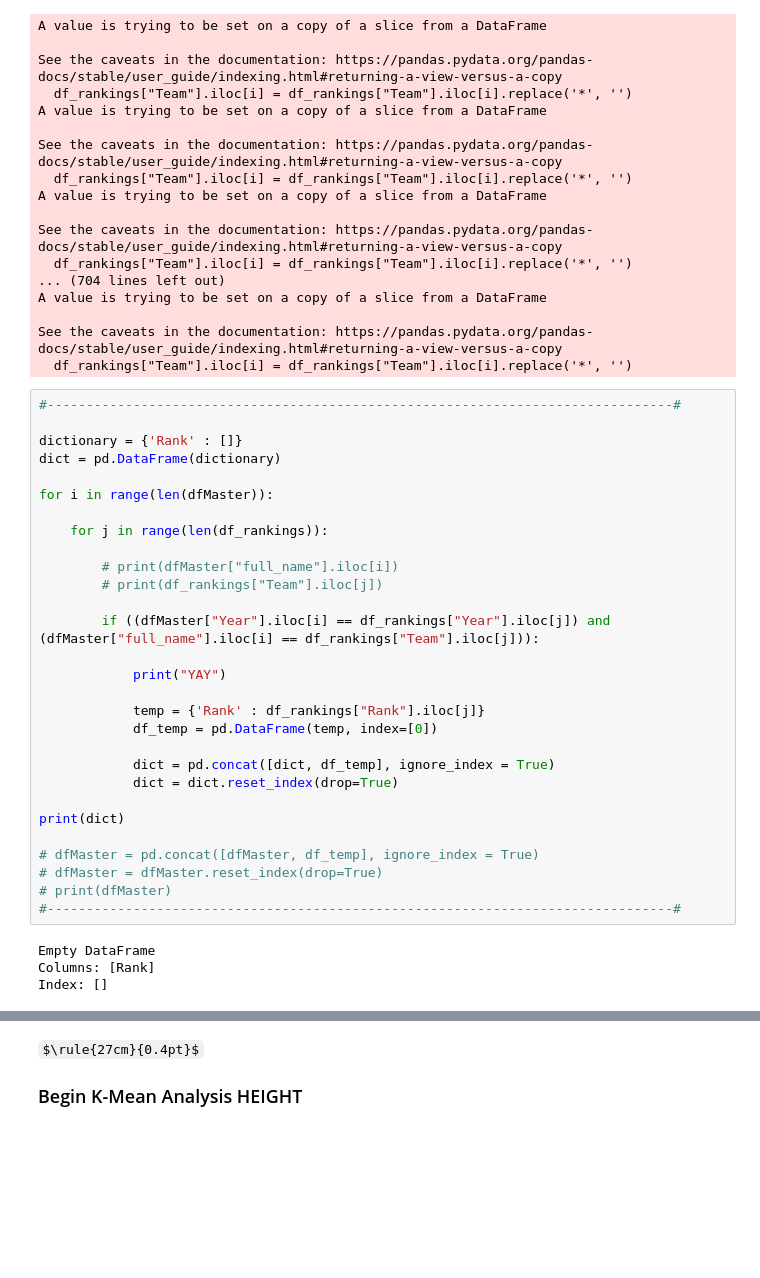
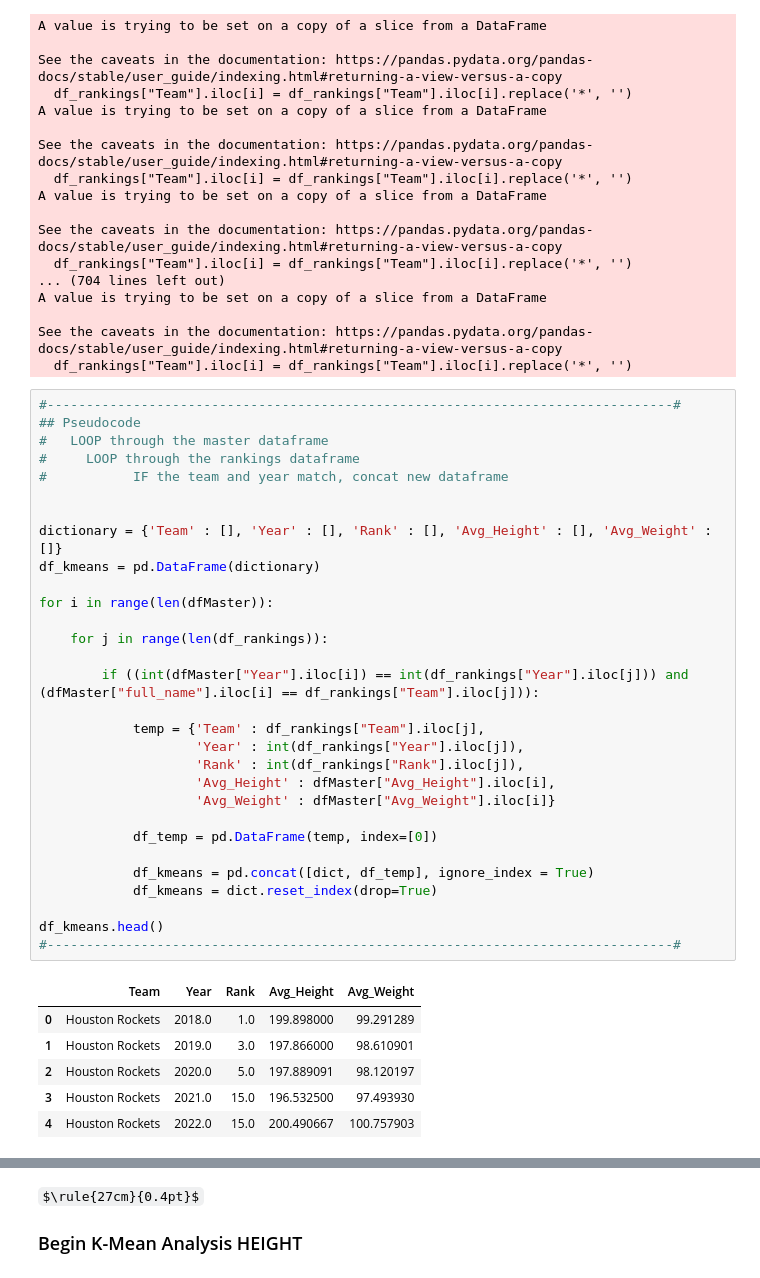
Before and after one commit to colekrant/ADS-Final-Project, a Jupyter notebook: height_weight.ipynb, the cells around one changed output, grey strips where cells are left out. Drawn from its saved outputs; the diff is of its cells as text; some formulas as TeX source; blank space fills up the shorter version.

```diff
--- a/height_weight.ipynb
+++ b/height_weight.ipynb
@@ -298,34 +297,38 @@ See the caveats in the documentation: https://pandas.pydata.org/pandas-docs/stab
   df_rankings["Team"].iloc[i] = df_rankings["Team"].iloc[i].replace('*', '')
 # %%
 #--------------------------------------------------------------------------------#
+## Pseudocode
+#   LOOP through the master dataframe
+#     LOOP through the rankings dataframe
+#           IF the team and year match, concat new dataframe
 
-dictionary = {'Rank' : []}
-dict = pd.DataFrame(dictionary)
+
+dictionary = {'Team' : [], 'Year' : [], 'Rank' : [], 'Avg_Height' : [], 'Avg_Weight' : []}
+df_kmeans = pd.DataFrame(dictionary)
 
 for i in range(len(dfMaster)):
 
     for j in range(len(df_rankings)):
 
-        # print(dfMaster["full_name"].iloc[i])
-        # print(df_rankings["Team"].iloc[j])
+        if ((int(dfMaster["Year"].iloc[i]) == int(df_rankings["Year"].iloc[j])) and (dfMaster["full_name"].iloc[i] == df_rankings["Team"].iloc[j])):
 
-        if ((dfMaster["Year"].iloc[i] == df_rankings["Year"].iloc[j]) and (dfMaster["full_name"].iloc[i] == df_rankings["Team"].iloc[j])):
+            temp = {'Team' : df_rankings["Team"].iloc[j],
+                    'Year' : int(df_rankings["Year"].iloc[j]),
+                    'Rank' : int(df_rankings["Rank"].iloc[j]),
+                    'Avg_Height' : dfMaster["Avg_Height"].iloc[i],
+                    'Avg_Weight' : dfMaster["Avg_Weight"].iloc[i]}
 
-            print("YAY")
-
-            temp = {'Rank' : df_rankings["Rank"].iloc[j]}
             df_temp = pd.DataFrame(temp, index=[0])
 
-            dict = pd.concat([dict, df_temp], ignore_index = True)
-            dict = dict.reset_index(drop=True)
+            df_kmeans = pd.concat([dict, df_temp], ignore_index = True)
+            df_kmeans = dict.reset_index(drop=True)
 
-print(dict)
-
-# dfMaster = pd.concat([dfMaster, df_temp], ignore_index = True)
-# dfMaster = dfMaster.reset_index(drop=True)
-# print(dfMaster)
+df_kmeans.head()
 #--------------------------------------------------------------------------------#
 # %% [output]
-Empty DataFrame
-Columns: [Rank]
-Index: []
+|  | Team | Year | Rank | Avg_Height | Avg_Weight |
+| 0 | Houston Rockets | 2018.0 | 1.0 | 199.898000 | 99.291289 |
+| 1 | Houston Rockets | 2019.0 | 3.0 | 197.866000 | 98.610901 |
+| 2 | Houston Rockets | 2020.0 | 5.0 | 197.889091 | 98.120197 |
+| 3 | Houston Rockets | 2021.0 | 15.0 | 196.532500 | 97.493930 |
+| 4 | Houston Rockets | 2022.0 | 15.0 | 200.490667 | 100.757903 |
```
Also changed, not shown: parts of 8 cells of this notebook.
